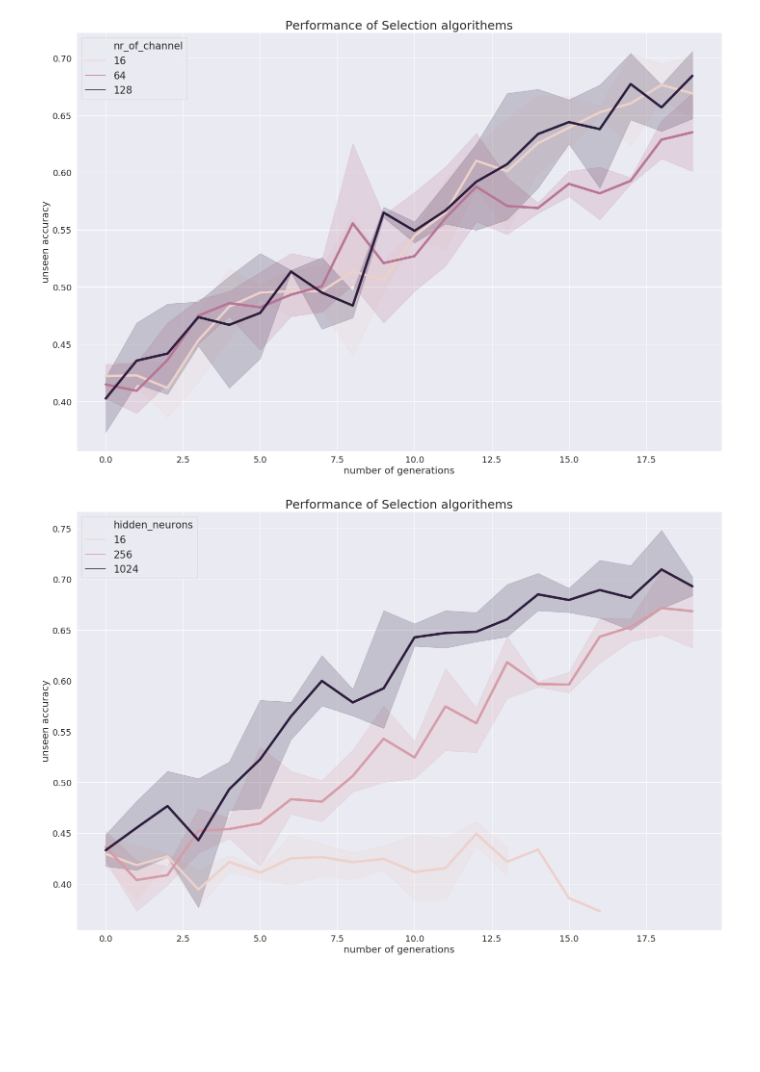
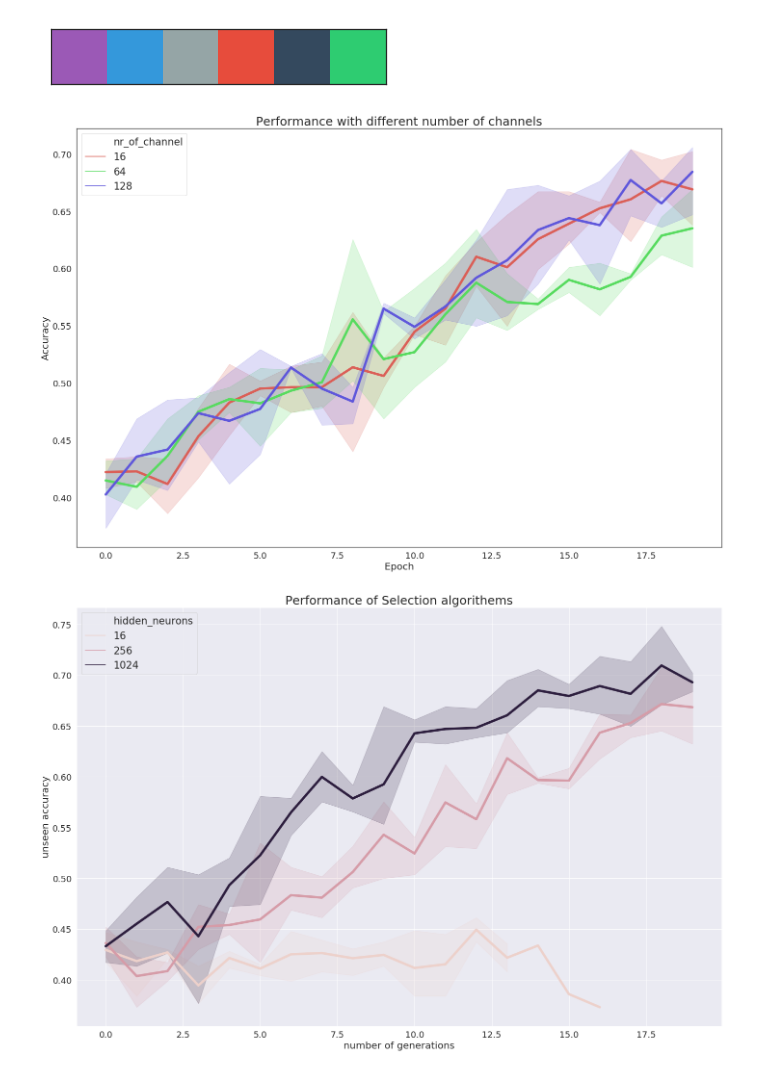
Before and after one commit to OnHoliday/DeepLearning_CNN, a Jupyter notebook: jupyter/log_plots.ipynb, the cells around one changed output. Saved outputs shown, nothing was run; the diff lists cells and outputs as text; code cells hidden in the pictures; blank space fills up the shorter version.

```diff
--- a/jupyter/log_plots.ipynb
+++ b/jupyter/log_plots.ipynb
@@ -27,25 +27,33 @@ for file in glob.glob("*testing_ethnic_nr_of_channel_*"):
     df[variable]= int(value)
     df['seed']= int(seed)
     final = pd.concat([final,df], axis=0)
+# %%
+flatui = ["#9b59b6", "#3498db", "#95a5a6", "#e74c3c", "#34495e", "#2ecc71"]
+sns.palplot(sns.color_palette(flatui))
+# %% [output]
+[figure, added]
 # %%
 
 #final["Algorithem"] = final["2"]  + final["6"].map(str) + final["7"] + final["8"] + final["9"].map(str) + final["10"] + final["11"].map(str) + final["11"].map(str) + final["12"].map(str) + final["13"].map(str)
 
-
+palette = sns.color_palette("hls",3)
 
 import seaborn as sns
 import matplotlib.pyplot as plt
+
 sns.set(rc={'figure.figsize':(24,16)})
-ax = sns.lineplot(x="epoch", y="val_acc", data=final, hue="nr_of_channel", linewidth=5.0,legend="full")
-ax.set_title('Performance of Selection algorithems', fontsize=25)
+sns.set_style("white")
+sns.set_palette("Reds")
+ax = sns.lineplot(x="epoch", y="val_acc", data=final, hue="nr_of_channel", linewidth=5.0,legend="full", palette=palette)
+ax.set_title('Performance with different number of channels', fontsize=25)
 ax.legend(frameon=False, loc='lower center',ncol=2, fontsize=20)
-ax.set_xlabel("number of generations",fontsize=20)
-ax.set_ylabel("unseen accuracy",fontsize=20)
+ax.set_xlabel("Epoch",fontsize=20)
+ax.set_ylabel("Accuracy",fontsize=20)
 ax.tick_params(labelsize=18)
 ax.legend(loc='best',fontsize='xx-large')
 fig = ax.get_figure()
 # %% [output]
-[figure, old version]
+[figure, new version]
 # %%
 import pandas as pd
 import glob
```
Also changed, not shown: 1 other file.
